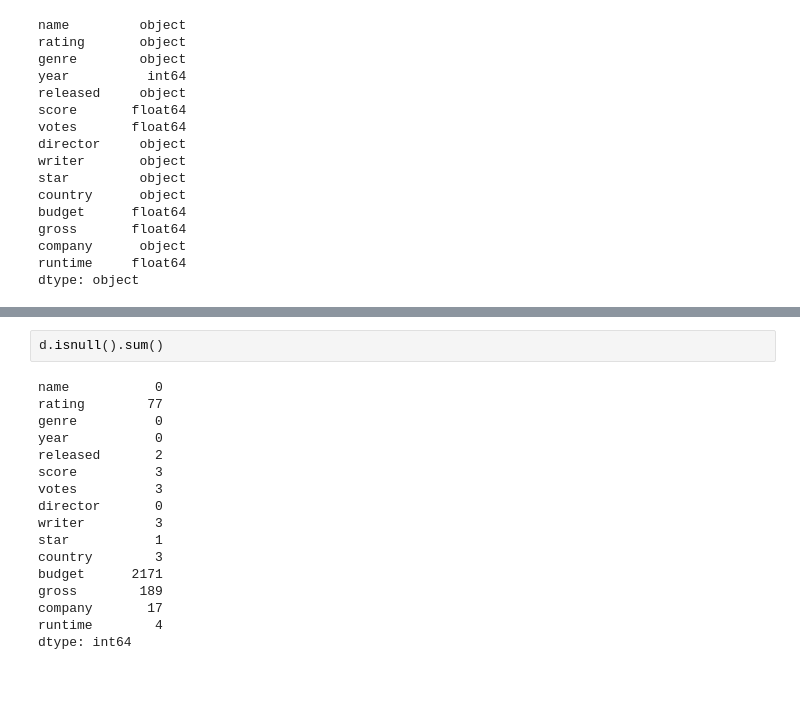
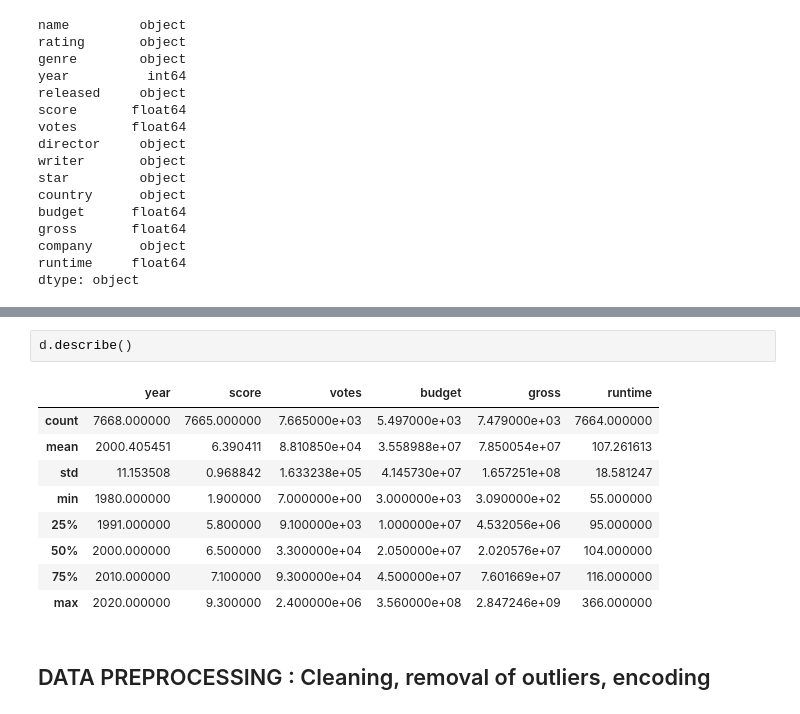
Before and after one commit to Rkunwar25/MovieRatingPredictionModel, a Jupyter notebook: movie_rating.ipynb, the cells around one changed output, grey strips where cells are left out. Cells and saved outputs as stored; diff of their text form; blank space fills up the shorter version.

```diff
--- a/movie_rating.ipynb
+++ b/movie_rating.ipynb
@@ -121,22 +121,17 @@ d.tail(10)
 | 7665 | Saving Mbango | NaN | Drama | 2020 | April 27, 2020 (Cameroon) | 5.7 | 29.0 | Nkanya Nkwai | Lynno Lovert | Onyama Laura | United States | ... |
 | 7666 | It's Just Us | NaN | Drama | 2020 | October 1, 2020 (United States) | NaN | NaN | James Randall | James Randall | Christina Roz | United States | ... |
 | 7667 | Tee em el | NaN | Horror | 2020 | August 19, 2020 (United States) | 5.7 | 7.0 | Pereko Mosia | Pereko Mosia | Siyabonga Mabaso | South Africa | ... |
-# %%
-d.isnull().sum()
-# %% [output]
-name           0
-rating        77
-genre          0
-year           0
-released       2
-score          3
-votes          3
-director       0
-writer         3
-star           1
-country        3
-budget      2171
-gross        189
-company       17
-runtime        4
-dtype: int64
+# %%
+d.describe()
+# %% [output]
+|  | year | score | votes | budget | gross | runtime |
+| count | 7668.000000 | 7665.000000 | 7.665000e+03 | 5.497000e+03 | 7.479000e+03 | 7664.000000 |
+| mean | 2000.405451 | 6.390411 | 8.810850e+04 | 3.558988e+07 | 7.850054e+07 | 107.261613 |
+| std | 11.153508 | 0.968842 | 1.633238e+05 | 4.145730e+07 | 1.657251e+08 | 18.581247 |
+| min | 1980.000000 | 1.900000 | 7.000000e+00 | 3.000000e+03 | 3.090000e+02 | 55.000000 |
+| 25% | 1991.000000 | 5.800000 | 9.100000e+03 | 1.000000e+07 | 4.532056e+06 | 95.000000 |
+| 50% | 2000.000000 | 6.500000 | 3.300000e+04 | 2.050000e+07 | 2.020576e+07 | 104.000000 |
+| 75% | 2010.000000 | 7.100000 | 9.300000e+04 | 4.500000e+07 | 7.601669e+07 | 116.000000 |
+| max | 2020.000000 | 9.300000 | 2.400000e+06 | 3.560000e+08 | 2.847246e+09 | 366.000000 |
+# %% [markdown]
+## DATA PREPROCESSING : Cleaning, removal of outliers, encoding
```
Also changed, not shown: parts of 5 cells of this notebook.
